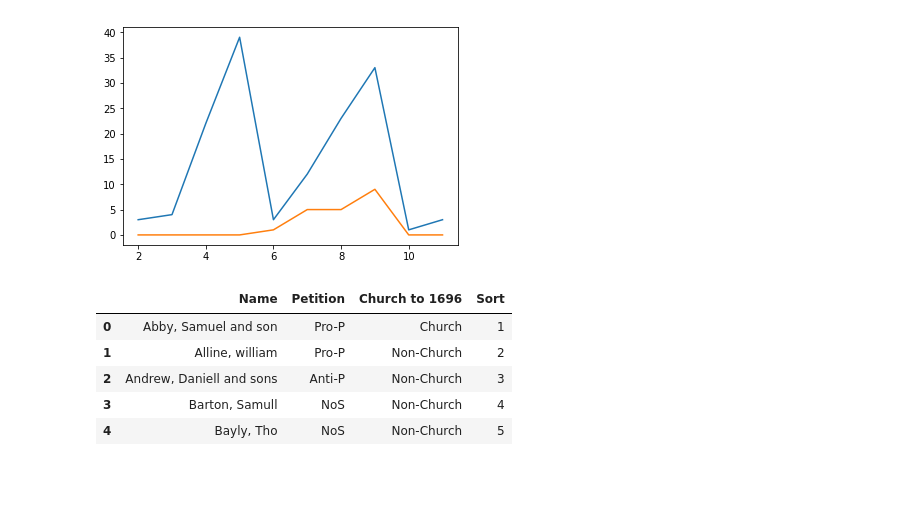
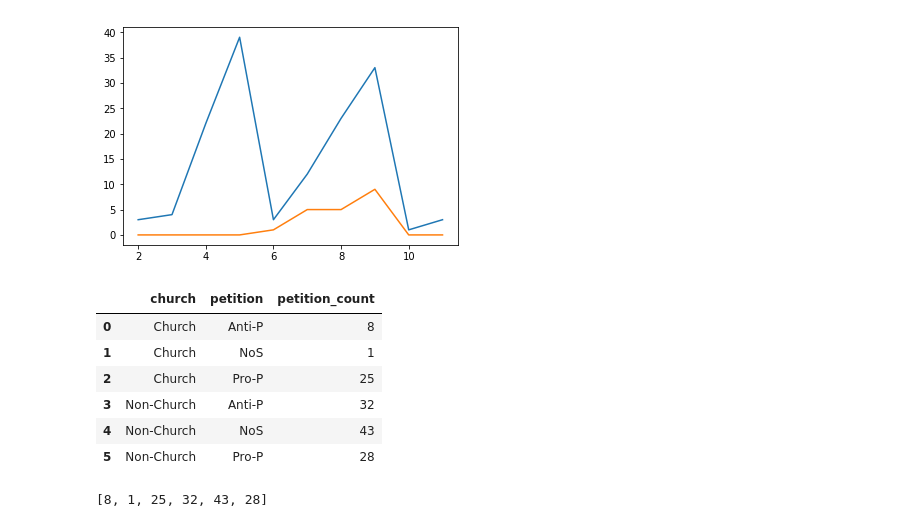
Before and after one commit to briantfriederich/salem_trials_dashboard, a Jupyter notebook: Untitled.ipynb, the cells around one changed output. Drawn from its saved outputs; the diff is of its cells as text; code cells hidden in the pictures; blank space fills up the shorter version.

```diff
--- a/Untitled.ipynb
+++ b/Untitled.ipynb
@@ -106,11 +106,18 @@ plt.show()
 [figure]
 # %%
 df2 = pd.read_csv('data/Salem-Village-Data-Set.csv')
-df2.head()
+df2 = df2.drop(["Sort"], axis = 1)
+df2.columns = ["name", "petition", "church"]
-# %% [output]
-|  | Name | Petition | Church to 1696 | Sort |
-| 0 | Abby, Samuel and son | Pro-P | Church | 1 |
-| 1 | Alline, william | Pro-P | Non-Church | 2 |
-| 2 | Andrew, Daniell and sons | Anti-P | Non-Church | 3 |
-| 3 | Barton, Samull | NoS | Non-Church | 4 |
-| 4 | Bayly, Tho | NoS | Non-Church | 5 |
+# %%
+df2 = df2.groupby(["church", "petition"])["name"].count()
+petitiondf = df2.to_frame("petition_count").reset_index()
+# %%
+petitiondf
+# %% [output]
+|  | church | petition | petition_count |
+| 0 | Church | Anti-P | 8 |
+| 1 | Church | NoS | 1 |
+| 2 | Church | Pro-P | 25 |
+| 3 | Non-Church | Anti-P | 32 |
+| 4 | Non-Church | NoS | 43 |
+| 5 | Non-Church | Pro-P | 28 |
@@ -116,0 +128,4 @@ df2.head()
+# %%
+value
+# %% [output]
+[8, 1, 25, 32, 43, 28]
```
Also changed, not shown: parts of 1 cell of this notebook, 1 other file.
